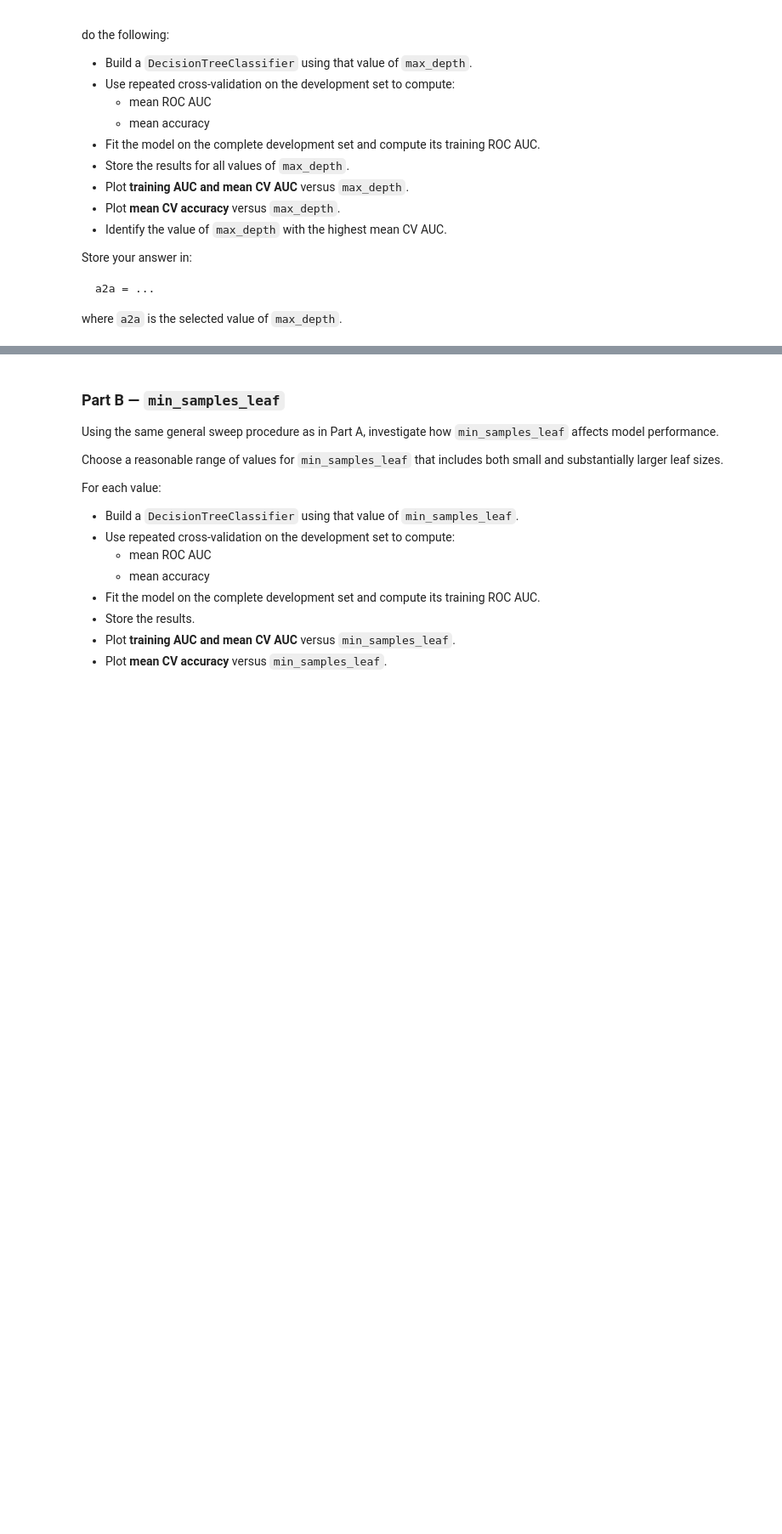
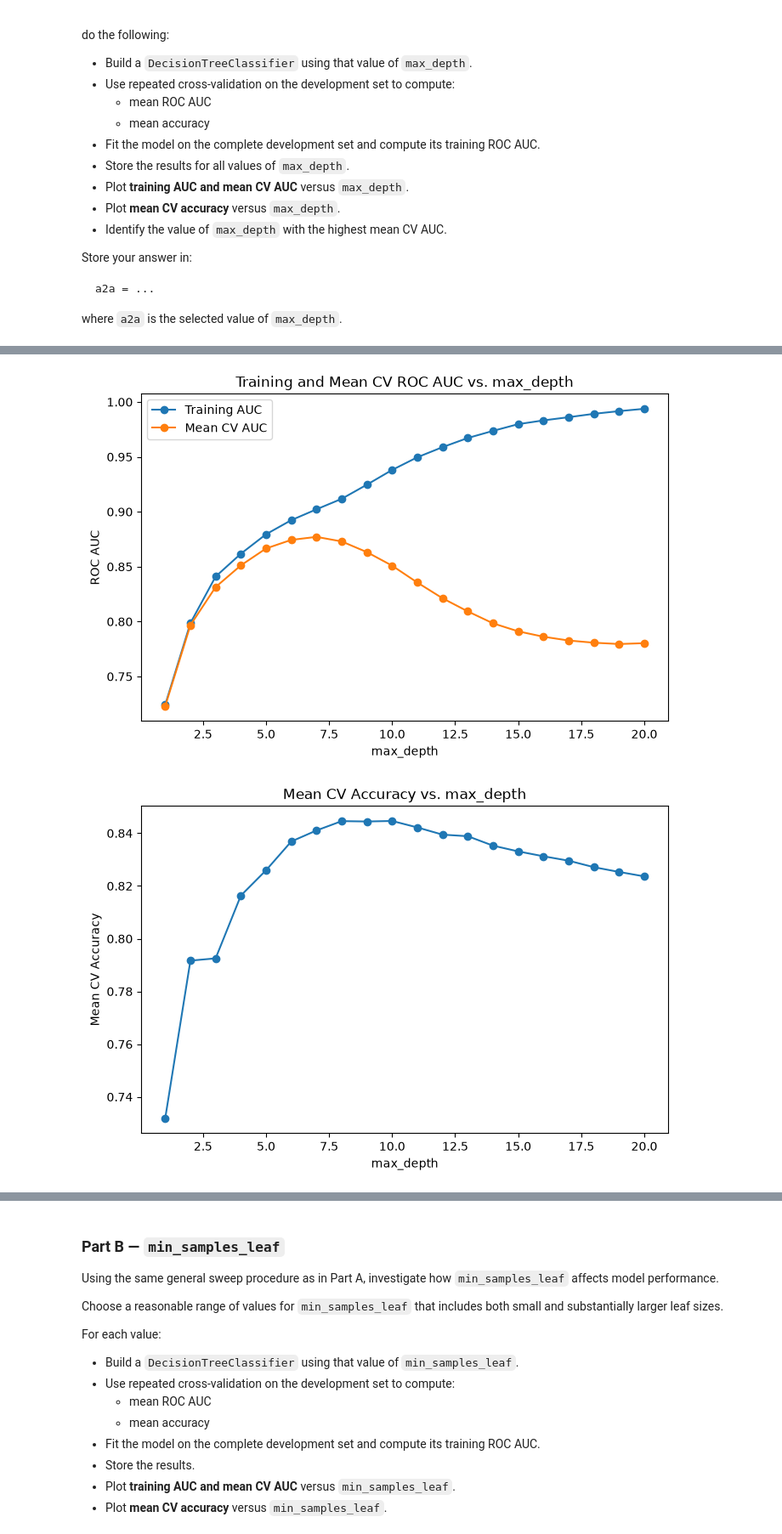
Before and after one commit to nikkibower/DX603, a Jupyter notebook: Homework_06.ipynb, the cells around one changed output, grey strips where cells are left out. Shown at 85% size. Cells and saved outputs as stored; diff of their text form; code cells hidden in the pictures; blank space fills up the shorter version.

```diff
--- a/Homework_06.ipynb
+++ b/Homework_06.ipynb
@@ -348,0 +463,41 @@ where `a2a` is the selected value of `max_depth`.
+# %%
+# Plot training AUC and mean CV AUC versus max_depth
+plt.figure(figsize=(8, 5))
+
+plt.plot(
+    depth_results_df["max_depth"],
+    depth_results_df["training_auc"],
+    marker="o",
+    label="Training AUC"
+)
+
+plt.plot(
+    depth_results_df["max_depth"],
+    depth_results_df["mean_cv_auc"],
+    marker="o",
+    label="Mean CV AUC"
+)
+
+plt.xlabel("max_depth")
+plt.ylabel("ROC AUC")
+plt.title("Training and Mean CV ROC AUC vs. max_depth")
+plt.legend()
+plt.show()
+
+
+# Plot mean CV accuracy versus max_depth
+plt.figure(figsize=(8, 5))
+
+plt.plot(
+    depth_results_df["max_depth"],
+    depth_results_df["mean_cv_accuracy"],
+    marker="o"
+)
+
+plt.xlabel("max_depth")
+plt.ylabel("Mean CV Accuracy")
+plt.title("Mean CV Accuracy vs. max_depth")
+plt.show()
+# %% [output]
+[figure, added]
+[figure, added]
```
Also changed, not shown: parts of 72 cells of this notebook.
